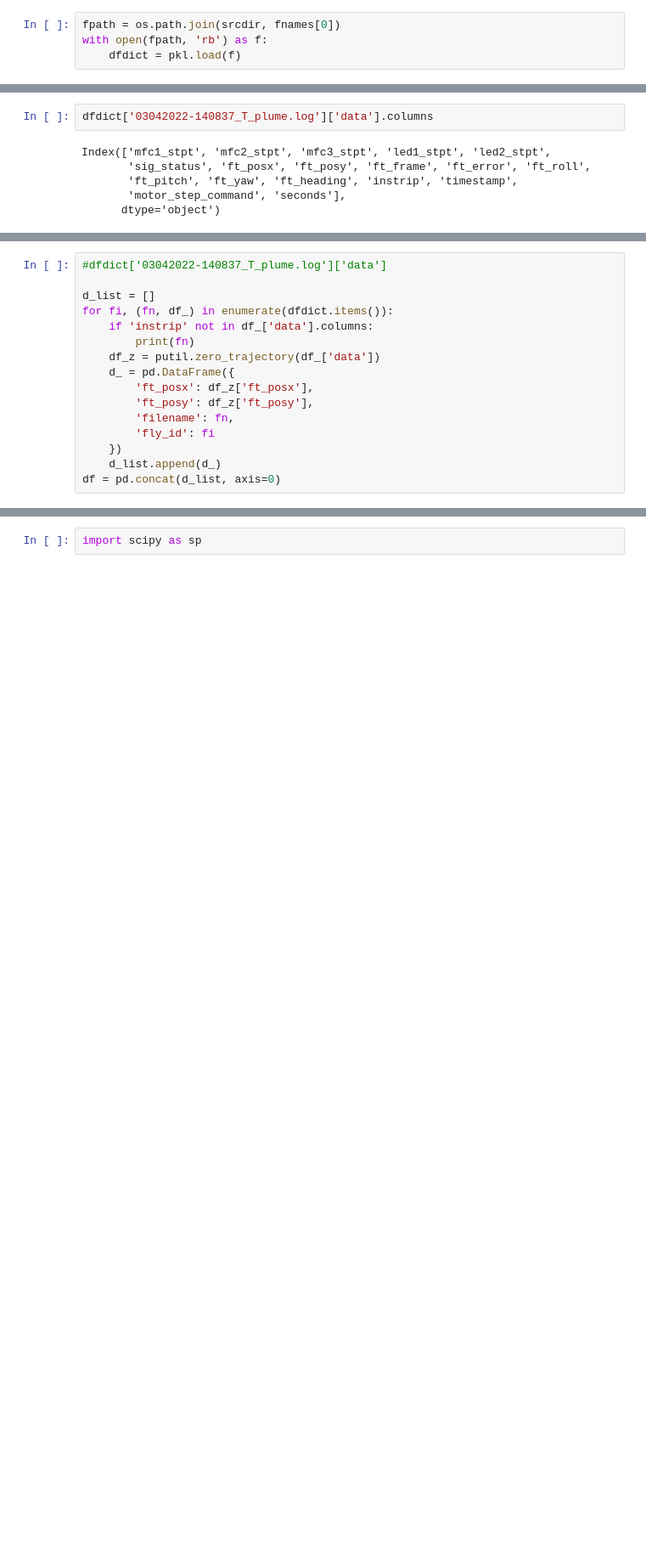
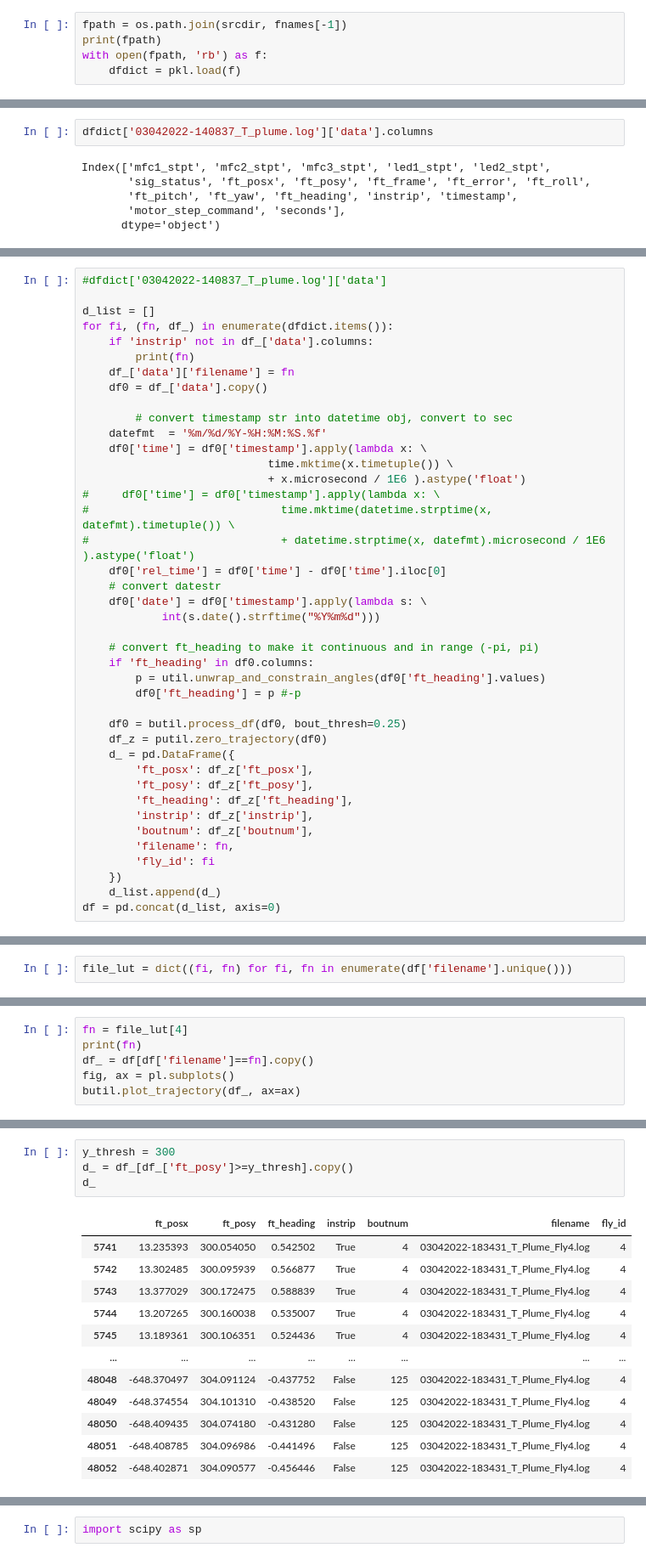
Before and after one commit to julianarhee/plume-tracking, a Jupyter notebook: Nbs/hist-trajectories.ipynb, the cells around one changed output, grey strips where cells are left out. Shown at 85% size. Cells and saved outputs as stored; diff of their text form; blank space fills up the shorter version.

Commit message:
look at angles

```diff
--- a/Nbs/hist-trajectories.ipynb
+++ b/Nbs/hist-trajectories.ipynb
@@ -43,6 +43,7 @@ fnames
 # %%
 import _pickle as pkl
 # %%
-fpath = os.path.join(srcdir, fnames[0])
+fpath = os.path.join(srcdir, fnames[-1])
+print(fpath)
 with open(fpath, 'rb') as f:
     dfdict = pkl.load(f)
@@ -65,10 +74,35 @@ d_list = []
 for fi, (fn, df_) in enumerate(dfdict.items()):
     if 'instrip' not in df_['data'].columns:
         print(fn)
-    df_z = putil.zero_trajectory(df_['data'])
+    df_['data']['filename'] = fn
+    df0 = df_['data'].copy()
+
+        # convert timestamp str into datetime obj, convert to sec
+    datefmt  = '%m/%d/%Y-%H:%M:%S.%f'
+    df0['time'] = df0['timestamp'].apply(lambda x: \
+                            time.mktime(x.timetuple()) \
+                            + x.microsecond / 1E6 ).astype('float')
+#     df0['time'] = df0['timestamp'].apply(lambda x: \
+#                             time.mktime(datetime.strptime(x, datefmt).timetuple()) \
+#                             + datetime.strptime(x, datefmt).microsecond / 1E6 ).astype('float')
+    df0['rel_time'] = df0['time'] - df0['time'].iloc[0]
+    # convert datestr
+    df0['date'] = df0['timestamp'].apply(lambda s: \
+            int(s.date().strftime("%Y%m%d")))
+
+    # convert ft_heading to make it continuous and in range (-pi, pi)
+    if 'ft_heading' in df0.columns:
+        p = util.unwrap_and_constrain_angles(df0['ft_heading'].values)
+        df0['ft_heading'] = p #-p
+
+    df0 = butil.process_df(df0, bout_thresh=0.25)
+    df_z = putil.zero_trajectory(df0)
     d_ = pd.DataFrame({
         'ft_posx': df_z['ft_posx'],
         'ft_posy': df_z['ft_posy'],
+        'ft_heading': df_z['ft_heading'],
+        'instrip': df_z['instrip'],
+        'boutnum': df_z['boutnum'],
         'filename': fn,
         'fly_id': fi
     })
@@ -76,0 +129,2 @@ df = pd.concat(d_list, axis=0)
+# %%
+file_lut = dict((fi, fn) for fi, fn in enumerate(df['filename'].unique()))
@@ -76,0 +159,6 @@ df = pd.concat(d_list, axis=0)
+# %%
+fn = file_lut[4]
+print(fn)
+df_ = df[df['filename']==fn].copy()
+fig, ax = pl.subplots()
+butil.plot_trajectory(df_, ax=ax)
@@ -76,0 +170,17 @@ df = pd.concat(d_list, axis=0)
+# %%
+y_thresh = 300
+d_ = df_[df_['ft_posy']>=y_thresh].copy()
+d_
+# %% [output]
+|  | ft_posx | ft_posy | ft_heading | instrip | boutnum | filename | fly_id |
+| 5741 | 13.235393 | 300.054050 | 0.542502 | True | 4 | 03042022-183431_T_Plume_Fly4.log | 4 |
+| 5742 | 13.302485 | 300.095939 | 0.566877 | True | 4 | 03042022-183431_T_Plume_Fly4.log | 4 |
+| 5743 | 13.377029 | 300.172475 | 0.588839 | True | 4 | 03042022-183431_T_Plume_Fly4.log | 4 |
+| 5744 | 13.207265 | 300.160038 | 0.535007 | True | 4 | 03042022-183431_T_Plume_Fly4.log | 4 |
+| 5745 | 13.189361 | 300.106351 | 0.524436 | True | 4 | 03042022-183431_T_Plume_Fly4.log | 4 |
+| ... | ... | ... | ... | ... | ... | ... | ... |
+| 48048 | -648.370497 | 304.091124 | -0.437752 | False | 125 | 03042022-183431_T_Plume_Fly4.log | 4 |
+| 48049 | -648.374554 | 304.101310 | -0.438520 | False | 125 | 03042022-183431_T_Plume_Fly4.log | 4 |
+| 48050 | -648.409435 | 304.074180 | -0.431280 | False | 125 | 03042022-183431_T_Plume_Fly4.log | 4 |
+| 48051 | -648.408785 | 304.096986 | -0.441496 | False | 125 | 03042022-183431_T_Plume_Fly4.log | 4 |
+| 48052 | -648.402871 | 304.090577 | -0.456446 | False | 125 | 03042022-183431_T_Plume_Fly4.log | 4 |
```
Also changed, not shown: parts of 20 cells of this notebook.
